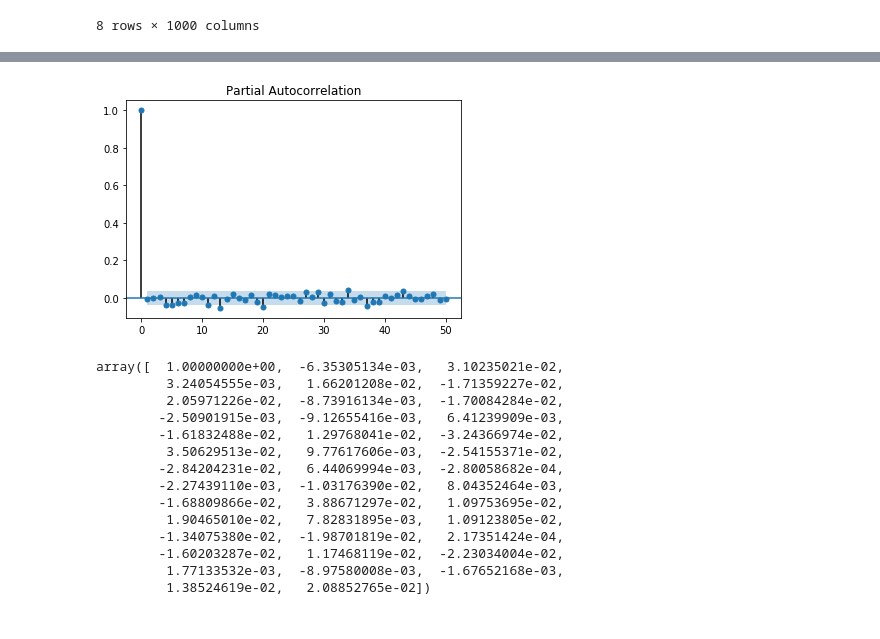
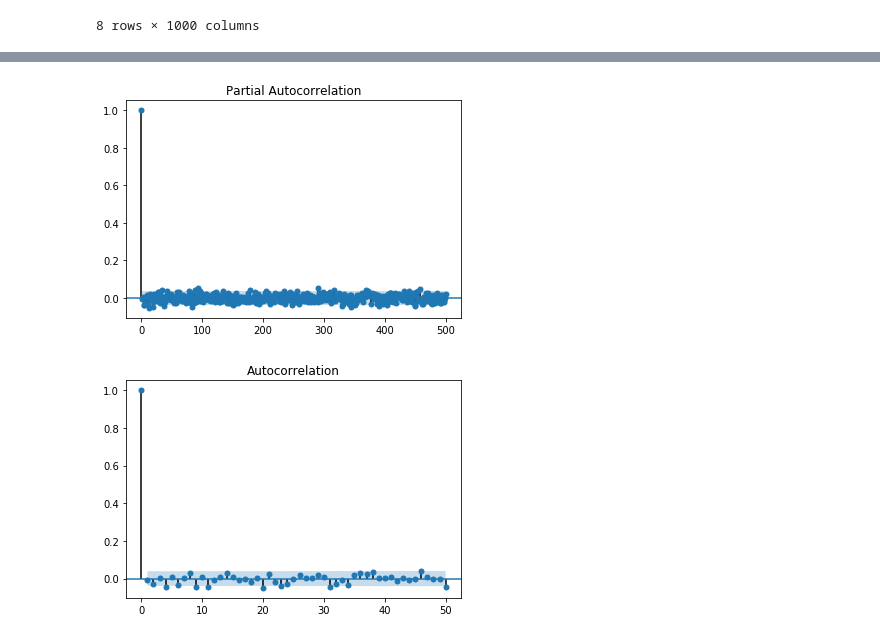
Before and after one commit to aaalexliu/amherst-midwest-2018, a Jupyter notebook: Strat Alex.ipynb, the cells around one changed output, grey strips where cells are left out. Drawn from its saved outputs; the diff is of its cells as text; code cells hidden in the pictures.

```diff
--- a/Strat Alex.ipynb
+++ b/Strat Alex.ipynb
@@ -207,22 +273,9 @@ plt.show()
 # %%
-plot_pacf(log_df[0], lags = 50)
+plot_pacf(log_df[0], lags = 500)
 # %% [output]
-[figure, old version]
+[figure, new version]
 # %%
 from statsmodels.tsa.stattools import acf, pacf
-acf(log_df[1], nlags = 40, fft = True)
+plot_acf(log_df[36], lags = 50)
 # %% [output]
-array([  1.00000000e+00,  -6.35305134e-03,   3.10235021e-02,
-         3.24054555e-03,   1.66201208e-02,  -1.71359227e-02,
-         2.05971226e-02,  -8.73916134e-03,  -1.70084284e-02,
-        -2.50901915e-03,  -9.12655416e-03,   6.41239909e-03,
-        -1.61832488e-02,   1.29768041e-02,  -3.24366974e-02,
-         3.50629513e-02,   9.77617606e-03,  -2.54155371e-02,
-        -2.84204231e-02,   6.44069994e-03,  -2.80058682e-04,
-        -2.27439110e-03,  -1.03176390e-02,   8.04352464e-03,
-        -1.68809866e-02,   3.88671297e-02,   1.09753695e-02,
-         1.90465010e-02,   7.82831895e-03,   1.09123805e-02,
-        -1.34075380e-02,  -1.98701819e-02,   2.17351424e-04,
-        -1.60203287e-02,   1.17468119e-02,  -2.23034004e-02,
-         1.77133532e-03,  -8.97580008e-03,  -1.67652168e-03,
-         1.38524619e-02,   2.08852765e-02])
+[figure, added]
```
Also changed, not shown: parts of 22 cells of this notebook.
